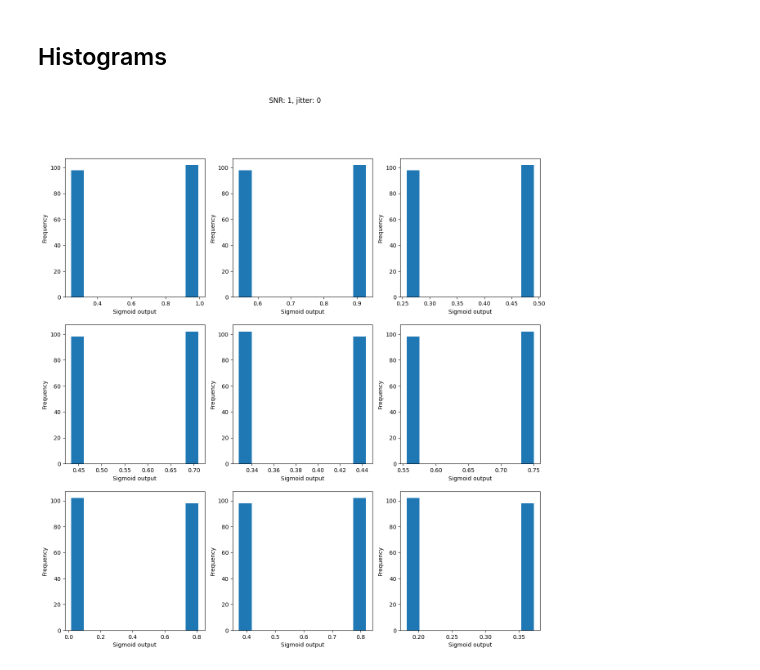
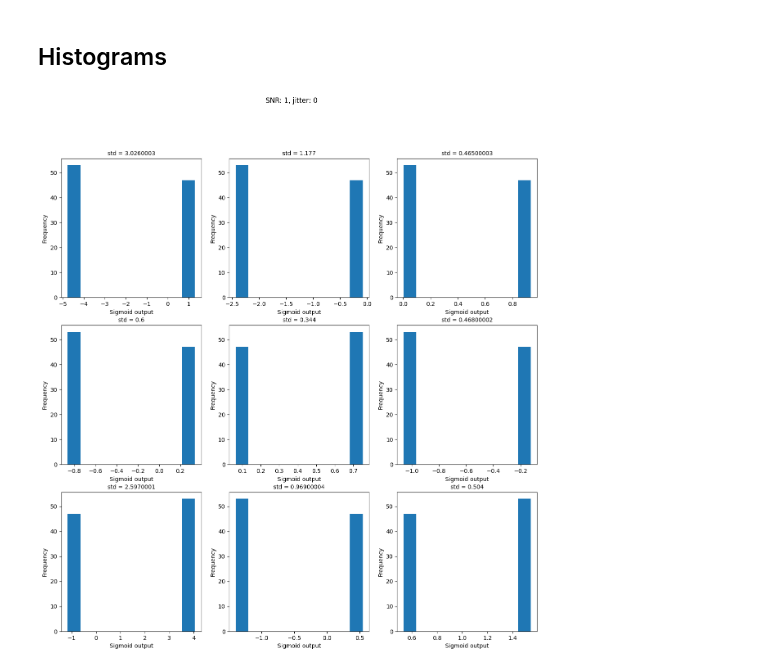
Before and after one commit to clarapecci/SSN_VPL, a Jupyter notebook: 2D_model.ipynb, the cells around one changed output. Saved outputs shown, nothing was run; the diff lists cells and outputs as text; code cells hidden in the pictures.

```diff
--- a/2D_model.ipynb
+++ b/2D_model.ipynb
@@ -62,0 +65,3 @@ WARNING:absl:No GPU/TPU found, falling back to CPU. (Set TF_CPP_MIN_LOG_LEVEL=0
+# %%
+for i in range(len(data)):
+    print(data[i]['label'])
@@ -441,4 +443,17 @@ Training loss: 138.40255737304688 ¦ Validation -- loss: 0.6865794062614441, acc
 # %% [markdown]
 ## TESTS
+# %%
+def create_testing_data(stimuli_pars, jitter_val, snr, number=100, offset = 5, ref_ori=55):
+
+    '''
+    Create data for given jitter and snr value for testing (not dataloader)
+    '''
+    data = create_gratings(ref_ori=ref_ori, number=number, offset=offset, jitter_val=jitter_val, snr=snr, **stimuli_pars)
+    train_data = next(iter(DataLoader(data, batch_size=len(data), shuffle=False)))
+    train_data['ref'] = train_data['ref'].numpy()
+    train_data['target'] = train_data['target'].numpy()
+    train_data['label'] = train_data['label'].numpy()
+
+    return train_data
 # %% [markdown]
 ### 1. Testing accuracies of different initializations
@@ -546,7 +585,7 @@ def vmap_evaluate_noise(stimuli_pars, opt_pars, ssn_pars, grid_pars, conn_pars,
 # %%
 #Stimuli parameters
-stimuli_pars = dict(outer_radius=3, inner_radius=2.5, grating_contrast=0.8, snr = 1)
+stimuli_pars = dict(outer_radius=3, inner_radius=2.5, grating_contrast=0, snr = 0)
 stimuli_pars.update(general_pars)
 
-vmap_evaluate_noise(stimuli_pars, opt_pars, ssn_pars, grid_pars, conn_pars, filter_pars,  conv_pars)
+mean, std, output_snr, SSN_inputs = vmap_evaluate_noise(stimuli_pars, opt_pars, ssn_pars, grid_pars, conn_pars, filter_pars,  conv_pars)
 # %% [output]
@@ -610,20 +613,22 @@ train_data = train_data[0]
 def vmap_sigmoid(opt_pars, ssn_pars, grid_pars, conn_pars, test_data, filter_pars,  conv_pars):
 
     eval_vmap = vmap(eval_model, in_axes = ({'b_sig': None, 'logJ_2x2': None, 'logs_2x2': None, 'w_sig': None}, None, None, {'PERIODIC': None, 'p_local': [None, None], 'sigma_oris': None},  {'ref':0, 'target':0, 'label':0}, {'conv_factor': None, 'degree_per_pixel': None, 'edge_deg': None, 'k': None, 'sigma_g': None}, {'Tmax': None, 'dt': None, 'silent': None, 'verbose': None, 'xtol': None}) )
-    _, _, sigmoid_output = eval_vmap(opt_pars, ssn_pars, grid_pars, conn_pars, test_data, filter_pars,  conv_pars)
+    _, _, dots_output = eval_vmap(opt_pars, ssn_pars, grid_pars, conn_pars, test_data, filter_pars,  conv_pars)
 
-    return sigmoid_output
+    return dots_output
 
-def histograms(opt_pars, ssn_pars, grid_pars, conn_pars, filter_pars,  conv_pars, jitter_val, snr, trials = 9):
+
+
+def histograms(opt_pars, ssn_pars, grid_pars, conn_pars, filter_pars,  conv_pars, stimuli_pars, jitter_val, snr, trials = 9):
 
     #intitialise empty trials list
     all_trials=[]
     all_w_sigs = []
 
-    #Stimuli parameters
-    stimuli_pars = dict(outer_radius=3, inner_radius=2.5, grating_contrast=0.8, snr = snr)
-    stimuli_pars.update(general_pars)
+
+    #initialise random key
     key = random.PRNGKey(60)
+    train_data = create_testing_data(jitter_val = jitter_val, snr = snr, stimuli_pars = stimuli_pars)
 
     for i in range (trials):
 
@@ -632,12 +637,6 @@ def histograms(opt_pars, ssn_pars, grid_pars, conn_pars, filter_pars,  conv_pars
         all_w_sigs.append(opt_pars['w_sig'])
 
         #Create gratings at given or ientation and list of labels
-        data = create_gratings(ref_ori=55, number=200, offset= 5, jitter_val=jitter_val, **stimuli_pars)
-        train_data = next(iter(DataLoader(data, batch_size=len(data), shuffle=False)))
-        train_data['ref'] = train_data['ref'].numpy()
-        train_data['target'] = train_data['target'].numpy()
-        train_data['label'] = train_data['label'].numpy()
-
 
         sigmoid_output =vmap_sigmoid(opt_pars, ssn_pars, grid_pars, conn_pars, train_data, filter_pars,  conv_pars)
 
@@ -660,13 +659,14 @@ def histograms(opt_pars, ssn_pars, grid_pars, conn_pars, filter_pars,  conv_pars
             axs[k,j].hist(all_trials[count])
             axs[k,j].set_xlabel('Sigmoid output')
             axs[k,j].set_ylabel('Frequency')
+            axs[k,j].set_title('std = '+str(np.round(np.std(all_trials[count]), 3)), fontsize=10)
             count+=1
 
     return all_trials, all_w_sigs
 # %%
-sig_trials, w_sigs = histograms(opt_pars, ssn_pars, grid_pars, conn_pars, filter_pars,  conv_pars, jitter_val = 0, snr = 1, trials = 9)
+sig_trials, w_sigs = histograms(opt_pars, ssn_pars, grid_pars, conn_pars, filter_pars,  conv_pars, stimuli_pars, jitter_val = 0, snr = 1, trials = 9)
 # %% [output]
-[figure, old version]
+[figure, new version]
 # %%
 sig_trials_, _ = histograms(opt_pars, ssn_pars, grid_pars, conn_pars, filter_pars,  conv_pars, jitter_val = 0, snr = 0, trials = 9)
 # %% [output]
```
Also changed, not shown: parts of 25 cells of this notebook.
